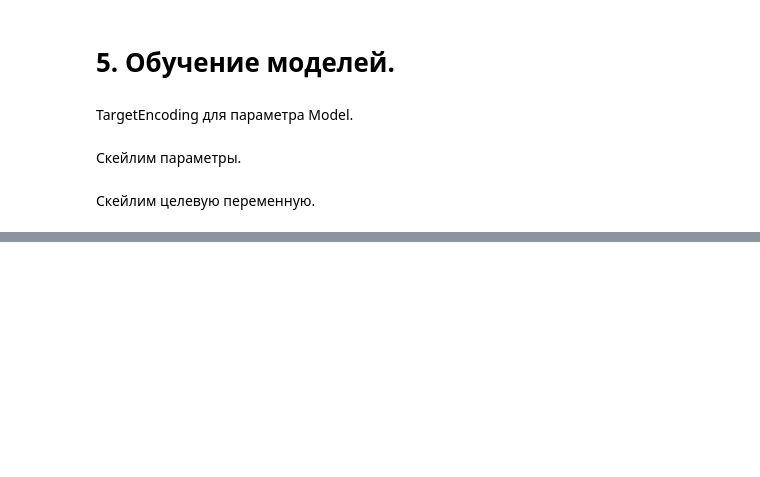
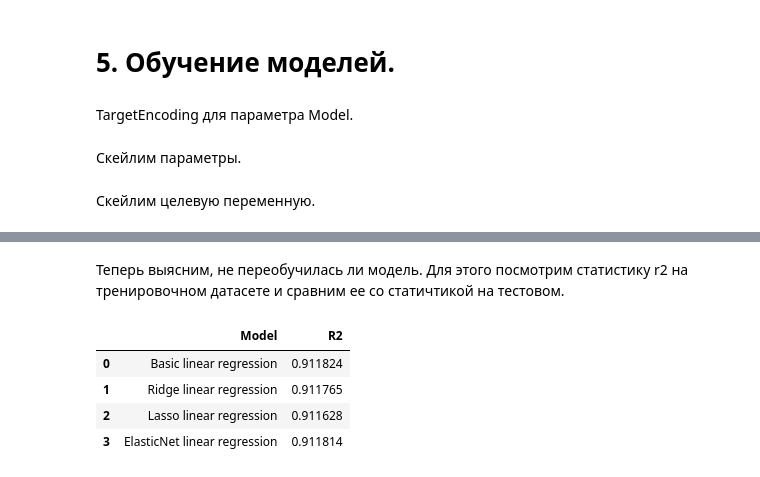
Before and after one commit to Staniskhan/ML_course, a Jupyter notebook: hw04/hw04linreg.ipynb, the cells around one changed output, grey strips where cells are left out. Drawn from its saved outputs; the diff is of its cells as text; code cells hidden in the pictures; blank space fills up the shorter version.

```diff
--- a/hw04/hw04linreg.ipynb
+++ b/hw04/hw04linreg.ipynb
@@ -335,0 +428,38 @@ y_test = y_scaler.transform(np.array(y_test).reshape(-1, 1))
+# %% [markdown]
+Теперь выясним, не переобучилась ли модель. Для этого посмотрим статистику r2 на тренировочном датасете и сравним ее со статичтикой на тестовом.
+# %%
+y_pred_blr_tr = blr.predict(X_train)
+y_pred_rlr_tr = rlr.predict(X_train)
+y_pred_llr_tr = llr.predict(X_train)
+y_pred_enlr_tr = enlr.predict(X_train)
+
+y_pred_blr_tr = y_scaler.inverse_transform(y_pred_blr_tr.reshape(-1, 1))
+y_pred_rlr_tr = y_scaler.inverse_transform(y_pred_rlr_tr.reshape(-1, 1))
+y_pred_llr_tr = y_scaler.inverse_transform(y_pred_llr_tr.reshape(-1, 1))
+y_pred_enlr_tr = y_scaler.inverse_transform(y_pred_enlr_tr.reshape(-1, 1))
+
+y_pred_blr_tr = np.expm1(y_pred_blr_tr)
+y_pred_rlr_tr = np.expm1(y_pred_rlr_tr)
+y_pred_llr_tr = np.expm1(y_pred_llr_tr)
+y_pred_enlr_tr = np.expm1(y_pred_enlr_tr)
+
+y_train_copy = np.expm1(y_scaler.inverse_transform(np.array(y_train).reshape(-1, 1)))
+
+blr_r2_tr = r2_score(y_train_copy, y_pred_blr_tr)
+rlr_r2_tr = r2_score(y_train_copy, y_pred_rlr_tr)
+llr_r2_tr = r2_score(y_train_copy, y_pred_llr_tr)
+enlr_r2_tr = r2_score(y_train_copy, y_pred_enlr_tr)
+
+results = pandas.DataFrame([['Basic linear regression', blr_r2_tr],
+                            ['Ridge linear regression', rlr_r2_tr],
+                            ['Lasso linear regression', llr_r2_tr],
+                            ['ElasticNet linear regression', enlr_r2_tr]],
+                            columns=['Model', 'R2'])
+
+results
+# %% [output]
+|  | Model | R2 |
+| 0 | Basic linear regression | 0.911824 |
+| 1 | Ridge linear regression | 0.911765 |
+| 2 | Lasso linear regression | 0.911628 |
+| 3 | ElasticNet linear regression | 0.911814 |
```
Also changed, not shown: parts of 17 cells of this notebook.
